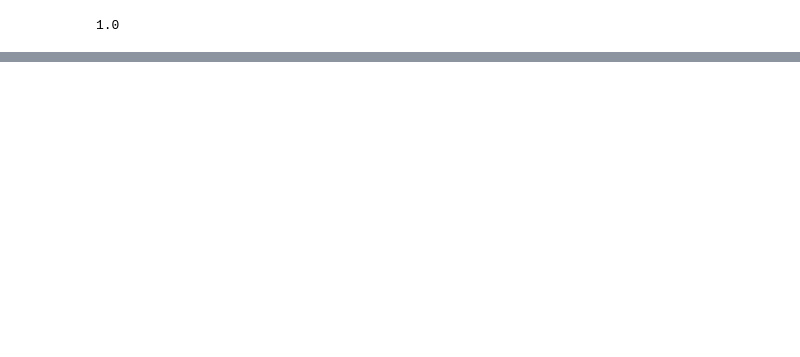
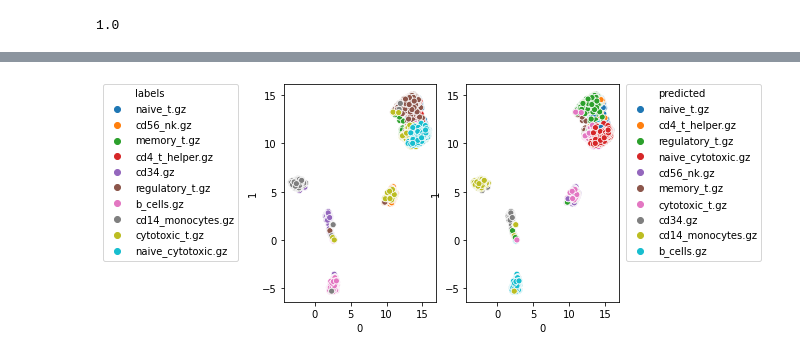
Before and after one commit to rodgson543/obdsRNAseqpipeline, a Jupyter notebook: 210520_ML.ipynb, the cells around one changed output, grey strips where cells are left out. Cells and saved outputs as stored; diff of their text form; code cells hidden in the pictures; blank space fills up the shorter version.

```diff
--- a/210520_ML.ipynb
+++ b/210520_ML.ipynb
@@ -248,0 +335,10 @@ clf_linear.score(data_train, labels_train)
+# %%
+#Print the plots next to each other for labels and predicted
+fig, (ax1, ax2) =plt.subplots(1,2)
+sns.scatterplot(data = new_df, x=0, y=1, hue='labels', ax=ax1)
+ax1.legend(bbox_to_anchor=(-0.30, 1), loc=1, borderaxespad=0.)
+sns.scatterplot(data = new_df, x=0, y=1, hue='predicted', ax=ax2)
+ax2.legend(bbox_to_anchor=(1.05, 1), loc=2, borderaxespad=0.) #Plot outside legend of the figure
+fig.show()
+# %% [output]
+[figure, added]
```
Also changed, not shown: parts of 27 cells of this notebook.
